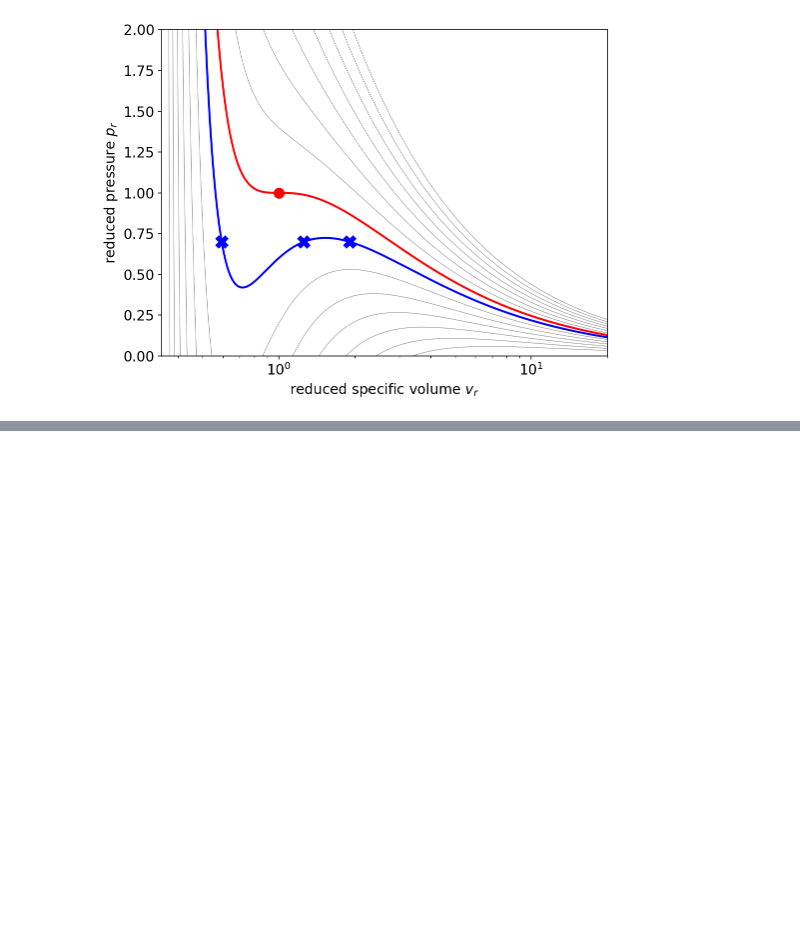
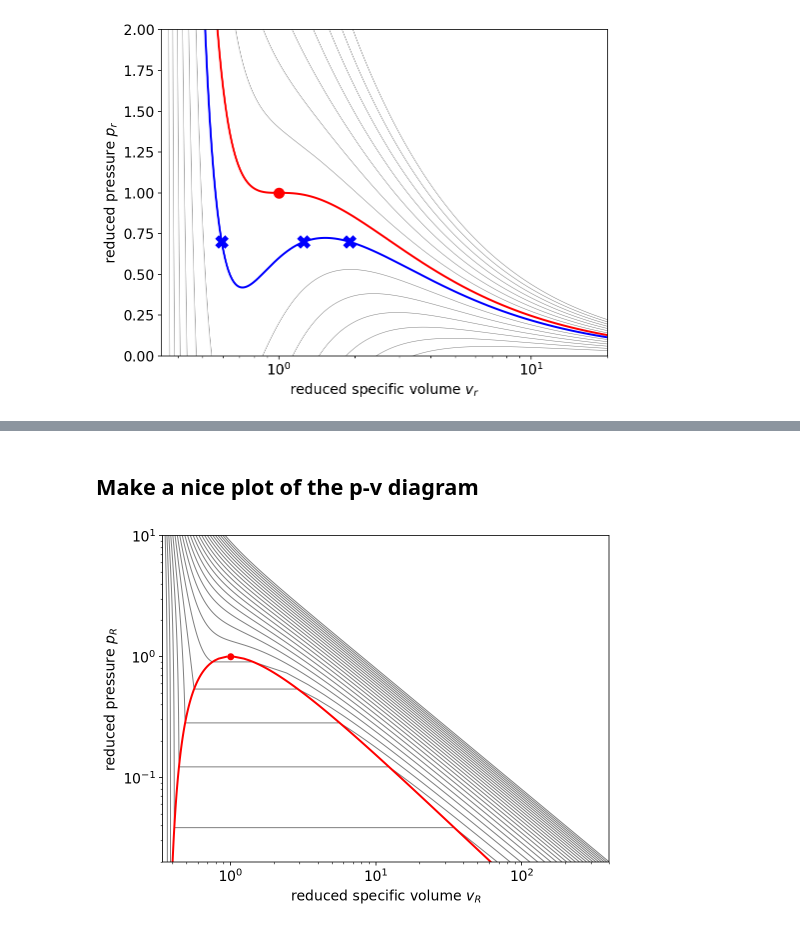
Before and after one commit to Fluid-Dynamics-Of-Energy-Systems-Team/AAT_pythonHandOnLecture, a Jupyter notebook: AAT_handsOnLecturePython.ipynb, the cells around one changed output, grey strips where cells are left out. Cells and saved outputs as stored; diff of their text form; code cells hidden in the pictures; blank space fills up the shorter version.

```diff
--- a/AAT_handsOnLecturePython.ipynb
+++ b/AAT_handsOnLecturePython.ipynb
@@ -119,0 +189,39 @@ from CoolProp.CoolProp import PropsSI
+# %% [markdown]
+## Make a nice plot of the p-v diagram
+# %%
+fig2, ax2 = plt.subplots()
+
+temp = np.linspace(0.3, 3, 25)
+
+for t in temp:
+    if t>=1.0:
+        svol = np.linspace(.01, 1000,100000)
+        pres = myeos.pressure_tv(t,svol)
+        plt.loglog(svol,pres, color=[0.5,0.5,0.5], linewidth=1)
+    else:
+        pSat,vl,vg = calcVLE_t(myeos, t)
+        svol = np.concatenate((np.linspace(1./3.+0.001, vl, 1000),np.linspace(vg, 1000,1000)))
+        pres = myeos.pressure_tv(t,svol)
+        plt.loglog(svol,pres, color=[0.5,0.5,0.5], linewidth=1)
+
+plt.loglog(1.0,1.0, 'o', color=[1.0, 0.0, 0.0])
+
+vgSat= []
+vlSat = []
+pSat = []
+temp = np.linspace(0.3, 0.999, 80)
+for t in temp:
+    p,vl,vg = calcVLE_t(myeos, t)
+    pSat.append(p)
+    vlSat.append(vl)
+    vgSat.append(vg)
+
+plt.loglog(vgSat,pSat, '-', color='r', linewidth = 2)
+plt.loglog(vlSat,pSat, '-', color='r', linewidth = 2)
+
+plt.xlim(1.0/3.0+0.01,400)
+plt.ylim(0.02,10)
+plt.xlabel("reduced specific volume $v_R$")
+plt.ylabel("reduced pressure $p_R$");
+# %% [output]
+[figure, added]
```
Also changed, not shown: parts of 24 cells of this notebook.
